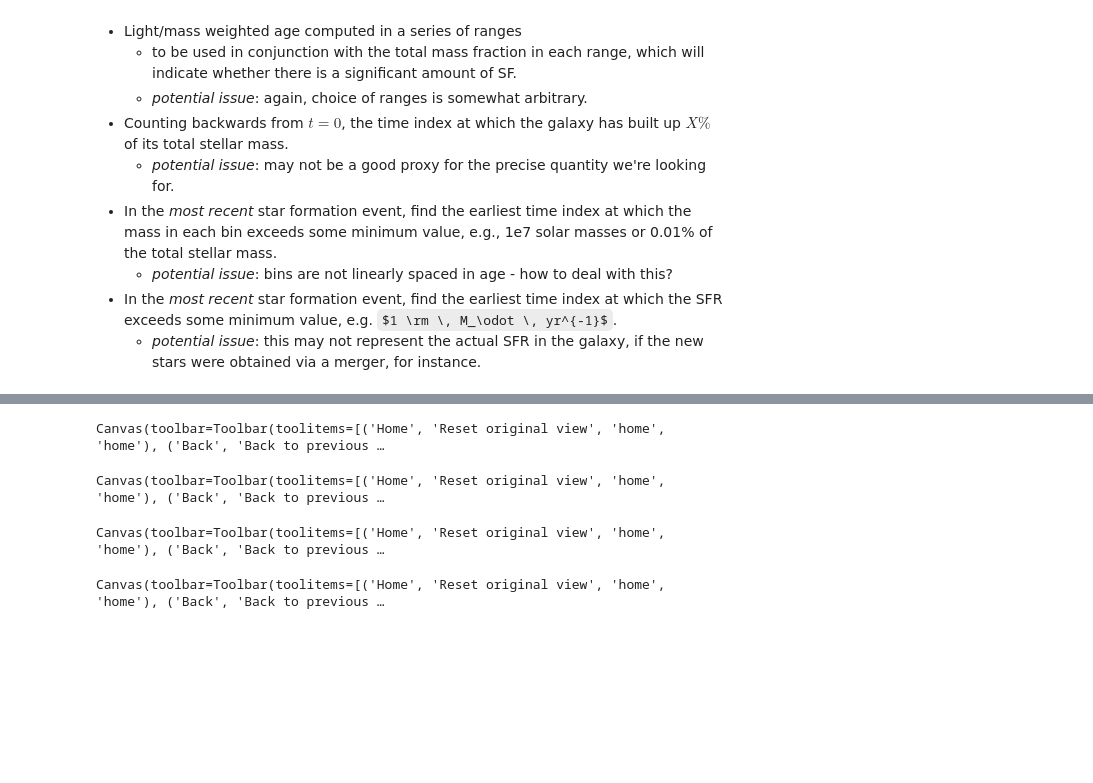
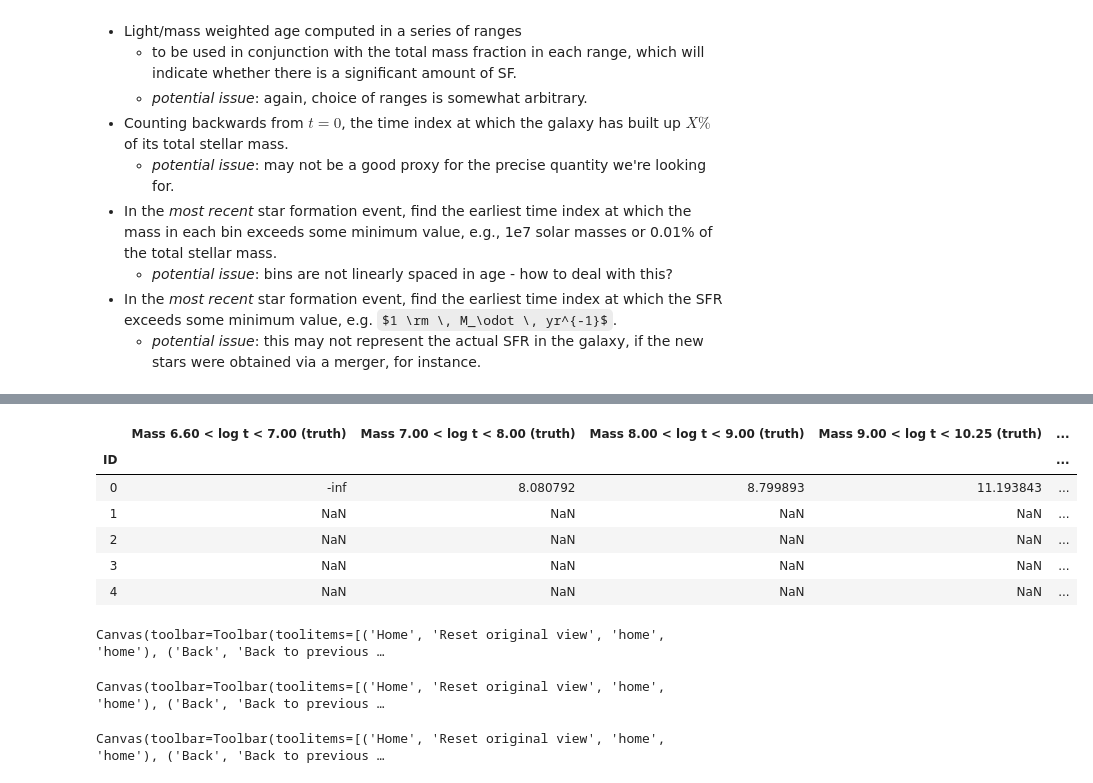
Before and after one commit to hzovaro/ppxftests, a Jupyter notebook: notebooks/Test - how to quantify the starburst age?.ipynb, the cells around one changed output, grey strips where cells are left out. Cells and saved outputs as stored; diff of their text form; code cells hidden in the pictures; some formulas as TeX source; blank space fills up the shorter version.

```diff
--- a/notebooks/Test - how to quantify the starburst age?.ipynb
+++ b/notebooks/Test - how to quantify the starburst age?.ipynb
@@ -243,0 +345,35 @@ def ppxf_helper(args):
+# %%
+###########################################################################
+# Define the SFH
+###########################################################################
+gal = 28
+
+sfh_mw_input, sfh_lw_input, sfr_avg_input = load_sfh(gal=gal, plotit=True)
+sfh_mw_1D_input = np.nansum(sfh_mw_input, axis=0)
+sfh_lw_1D_input = np.nansum(sfh_lw_input, axis=0)
+
+# Compute truth values
+age_sfr_input = 10**compute_sfr_thresh_age(sfh_mw, sfr_thresh, isochrones=isochrones)[0]  # SFR threshold
+age_sb_input = 10**compute_sb_zero_age(sfh_mw, isochrones=isochrones)[0]  # "Starburst" age
+df.loc[gal, f"SFR age (>{sfr_thresh} Msun yr^-1) (truth)"] = age_sfr_input
+df.loc[gal, f"SB age (truth)"] = age_sb_input
+
+for aa in range(len(age_thresh_vals)- 1):
+    age_thresh_lower = age_thresh_vals[aa]
+    age_thresh_upper = age_thresh_vals[aa + 1]
+
+    # Determine age boundaries
+    if age_thresh_lower is None:
+        age_thresh_lower = ages[0]
+    if age_thresh_upper is None:
+        age_thresh_upper = ages[-1]
+
+    # Compute mass- and light-weighted mean ages, and the total mass too
+    age_mw_input = 10**compute_mw_age(sfh_mw, isochrones=isochrones, age_thresh_lower=age_thresh_lower, age_thresh_upper=age_thresh_upper)[0]
+    age_lw_input = 10**compute_lw_age(sfh_lw, isochrones=isochrones, age_thresh_lower=age_thresh_lower, age_thresh_upper=age_thresh_upper)[0]
+    mass = compute_mass(sfh_mw, isochrones=isochrones, age_thresh_lower=age_thresh_lower, age_thresh_upper=age_thresh_upper)
+
+    # Store in DataFrame
+    df.loc[gal, f"MW age {np.log10(age_thresh_lower):.2f} < log t < {np.log10(age_thresh_upper):.2f} (truth)"] = age_mw_input
+    df.loc[gal, f"LW age {np.log10(age_thresh_lower):.2f} < log t < {np.log10(age_thresh_upper):.2f} (truth)"] = age_lw_input
+    df.loc[gal, f"Mass {np.log10(age_thresh_lower):.2f} < log t < {np.log10(age_thresh_upper):.2f} (truth)"] = mass
@@ -244,18 +384,19 @@ def ppxf_helper(args):
+# %%
+np.log10(df[[c for c in df.columns if "Mass" in c]])
+# %% [output]
+|  | Mass 6.60 < log t < 7.00 (truth) | Mass 7.00 < log t < 8.00 (truth) | Mass 8.00 < log t < 9.00 (truth) | Mass 9.00 < log t < 10.25 (truth) | ... |
+| ID |  |  |  |  | ... |
+| 0 | -inf | 8.080792 | 8.799893 | 11.193843 | ... |
+| 1 | NaN | NaN | NaN | NaN | ... |
+| 2 | NaN | NaN | NaN | NaN | ... |
+| 3 | NaN | NaN | NaN | NaN | ... |
+| 4 | NaN | NaN | NaN | NaN | ... |
 # %%
 ###########################################################################
-# Load SFH
-###########################################################################
-sfh_mw = load_sfh(41, plotit=True)
-sfh_mw_1D = np.nansum(sfh_mw, axis=0)
-bin_edges, bin_widths = get_bin_edges_and_widths(isochrones=isochrones)
-sfr_mw_1D = sfh_mw_1D / bin_widths
-M_tot = np.nansum(sfh_mw)
-
-###########################################################################
-# Generate spectrum
+# Create spectrum
 ###########################################################################
 spec, spec_err, lambda_vals_A = create_mock_spectrum(
-    sfh_mass_weighted=sfh_mw,
+    sfh_mass_weighted=sfh_mw_input,
     agn_continuum=False,
     isochrones=isochrones, z=z, SNR=SNR, sigma_star_kms=sigma_star_kms,
     plotit=True)
@@ -263,4 +404,3 @@ spec, spec_err, lambda_vals_A = create_mock_spectrum(
 Canvas(toolbar=Toolbar(toolitems=[('Home', 'Reset original view', 'home', 'home'), ('Back', 'Back to previous …
 Canvas(toolbar=Toolbar(toolitems=[('Home', 'Reset original view', 'home', 'home'), ('Back', 'Back to previous …
 Canvas(toolbar=Toolbar(toolitems=[('Home', 'Reset original view', 'home', 'home'), ('Back', 'Back to previous …
-Canvas(toolbar=Toolbar(toolitems=[('Home', 'Reset original view', 'home', 'home'), ('Back', 'Back to previous …
```
Also changed, not shown: parts of 24 cells of this notebook, 6 other files.
